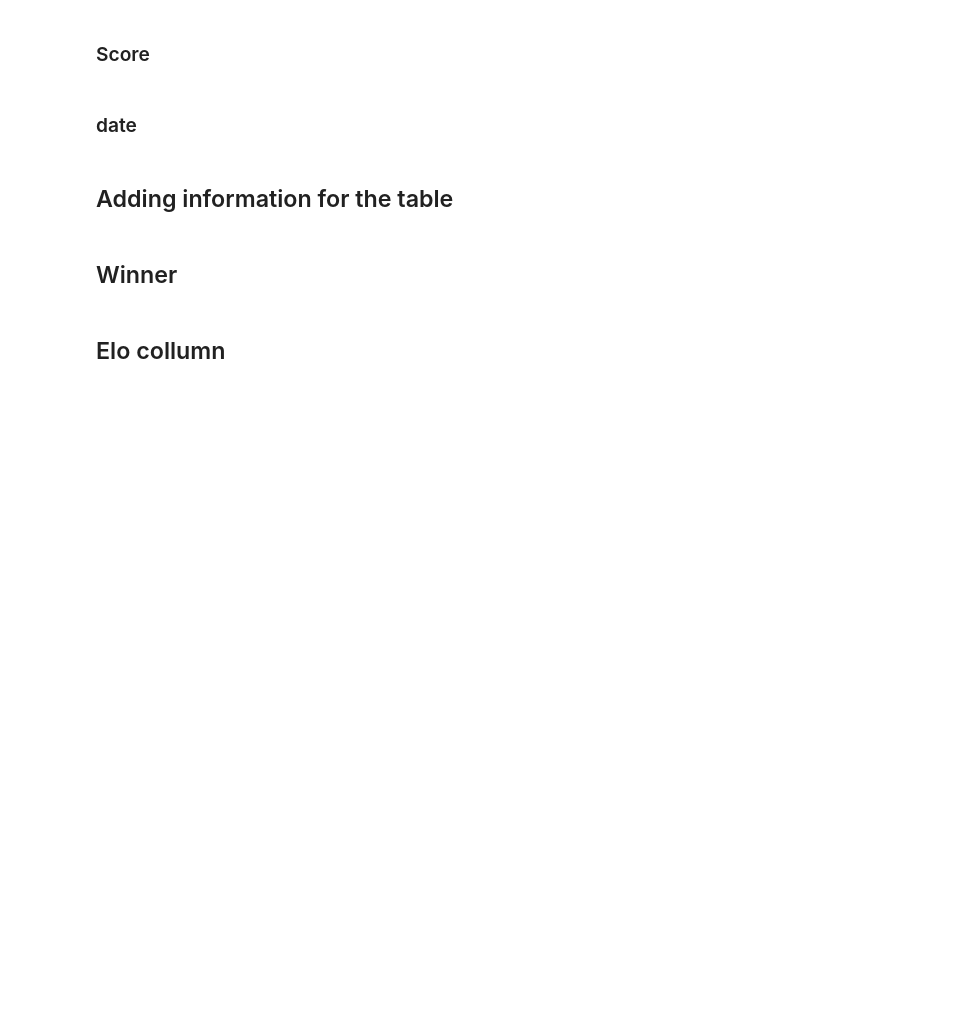
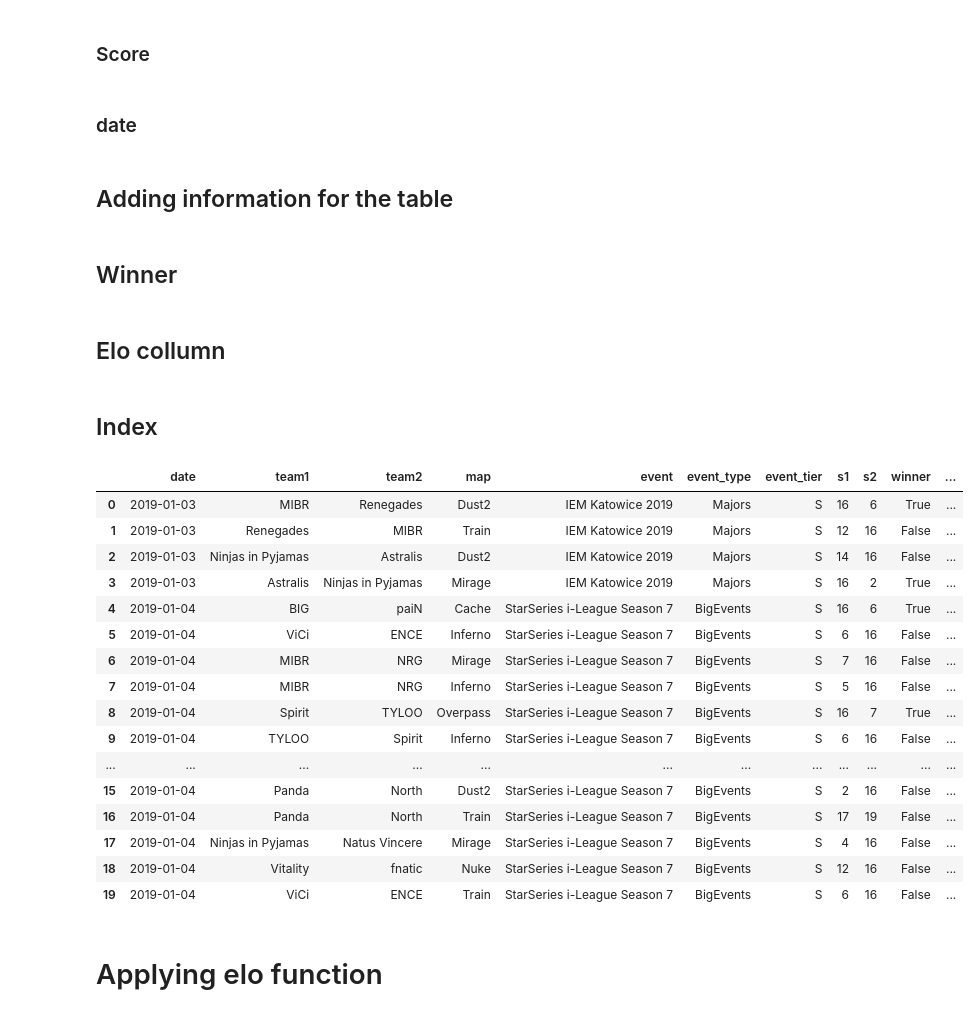
Before and after one commit to Lucascapdeville/Elo_CSGO, a Jupyter notebook: Elo.ipynb, the cells around one changed output. Drawn from its saved outputs; the diff is of its cells as text; code cells hidden in the pictures; blank space fills up the shorter version.

```diff
--- a/Elo.ipynb
+++ b/Elo.ipynb
@@ -54,0 +55,2 @@ match_history['elo2'] = None
+# %% [markdown]
+## Index
@@ -54,0 +61,22 @@ match_history['elo2'] = None
+# %%
+match_history.head(20)
+# %% [output]
+|  | date | team1 | team2 | map | event | event_type | event_tier | s1 | s2 | winner | ... |
+| 0 | 2019-01-03 | MIBR | Renegades | Dust2 | IEM Katowice 2019 | Majors | S | 16 | 6 | True | ... |
+| 1 | 2019-01-03 | Renegades | MIBR | Train | IEM Katowice 2019 | Majors | S | 12 | 16 | False | ... |
+| 2 | 2019-01-03 | Ninjas in Pyjamas | Astralis | Dust2 | IEM Katowice 2019 | Majors | S | 14 | 16 | False | ... |
+| 3 | 2019-01-03 | Astralis | Ninjas in Pyjamas | Mirage | IEM Katowice 2019 | Majors | S | 16 | 2 | True | ... |
+| 4 | 2019-01-04 | BIG | paiN | Cache | StarSeries i-League Season 7 | BigEvents | S | 16 | 6 | True | ... |
+| 5 | 2019-01-04 | ViCi | ENCE | Inferno | StarSeries i-League Season 7 | BigEvents | S | 6 | 16 | False | ... |
+| 6 | 2019-01-04 | MIBR | NRG | Mirage | StarSeries i-League Season 7 | BigEvents | S | 7 | 16 | False | ... |
+| 7 | 2019-01-04 | MIBR | NRG | Inferno | StarSeries i-League Season 7 | BigEvents | S | 5 | 16 | False | ... |
+| 8 | 2019-01-04 | Spirit | TYLOO | Overpass | StarSeries i-League Season 7 | BigEvents | S | 16 | 7 | True | ... |
+| 9 | 2019-01-04 | TYLOO | Spirit | Inferno | StarSeries i-League Season 7 | BigEvents | S | 6 | 16 | False | ... |
+| ... | ... | ... | ... | ... | ... | ... | ... | ... | ... | ... | ... |
+| 15 | 2019-01-04 | Panda | North | Dust2 | StarSeries i-League Season 7 | BigEvents | S | 2 | 16 | False | ... |
+| 16 | 2019-01-04 | Panda | North | Train | StarSeries i-League Season 7 | BigEvents | S | 17 | 19 | False | ... |
+| 17 | 2019-01-04 | Ninjas in Pyjamas | Natus Vincere | Mirage | StarSeries i-League Season 7 | BigEvents | S | 4 | 16 | False | ... |
+| 18 | 2019-01-04 | Vitality | fnatic | Nuke | StarSeries i-League Season 7 | BigEvents | S | 12 | 16 | False | ... |
+| 19 | 2019-01-04 | ViCi | ENCE | Train | StarSeries i-League Season 7 | BigEvents | S | 6 | 16 | False | ... |
+# %% [markdown]
+# Applying elo function
```
Also changed, not shown: parts of 15 cells of this notebook.
